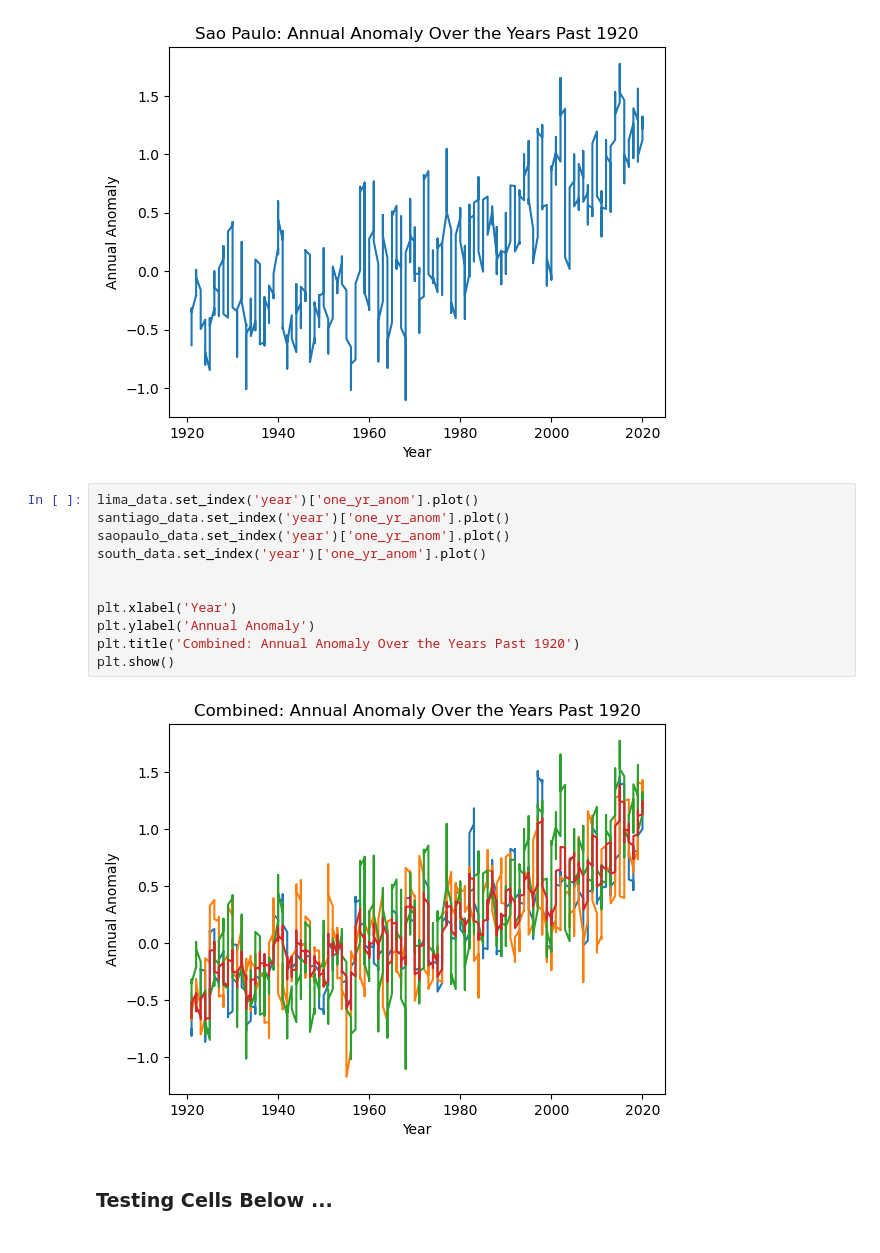
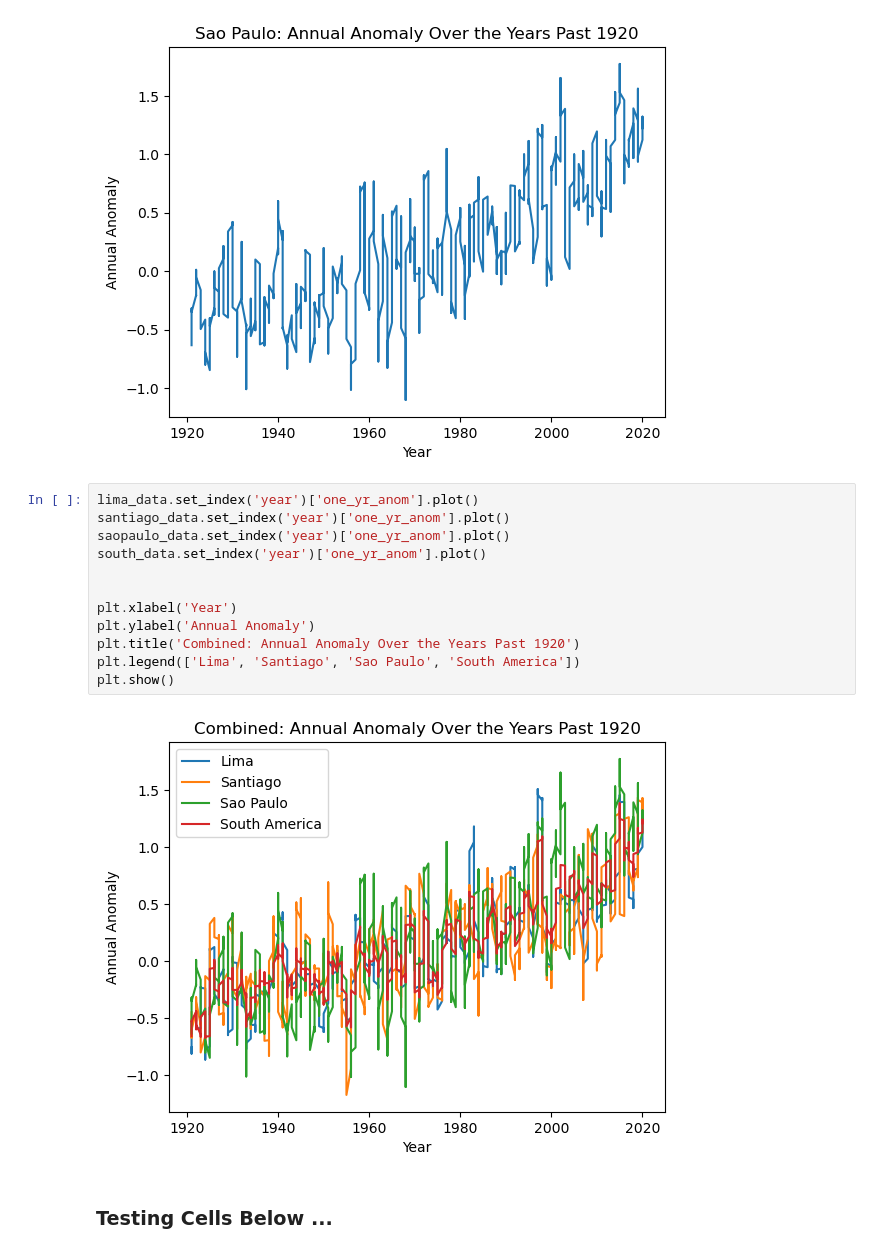
Before and after one commit to gowrath/Climate_EDA-SouthAmerica, a Jupyter notebook: Project_2_SO_JB.ipynb, the cells around one changed output. Drawn from its saved outputs; the diff is of its cells as text.

Commit message:
added legend to combined graph

```diff
--- a/Project_2_SO_JB.ipynb
+++ b/Project_2_SO_JB.ipynb
@@ -218,16 +218,17 @@ plt.show()
 # %%
 lima_data.set_index('year')['one_yr_anom'].plot()
 santiago_data.set_index('year')['one_yr_anom'].plot()
 saopaulo_data.set_index('year')['one_yr_anom'].plot()
 south_data.set_index('year')['one_yr_anom'].plot()
 
 
 plt.xlabel('Year')
 plt.ylabel('Annual Anomaly')
 plt.title('Combined: Annual Anomaly Over the Years Past 1920')
+plt.legend(['Lima', 'Santiago', 'Sao Paulo', 'South America'])
 plt.show()
 # %% [output]
-[figure, old version]
+[figure, new version]
 # %% [markdown]
 ### Testing Cells Below ...
 # %%
```
